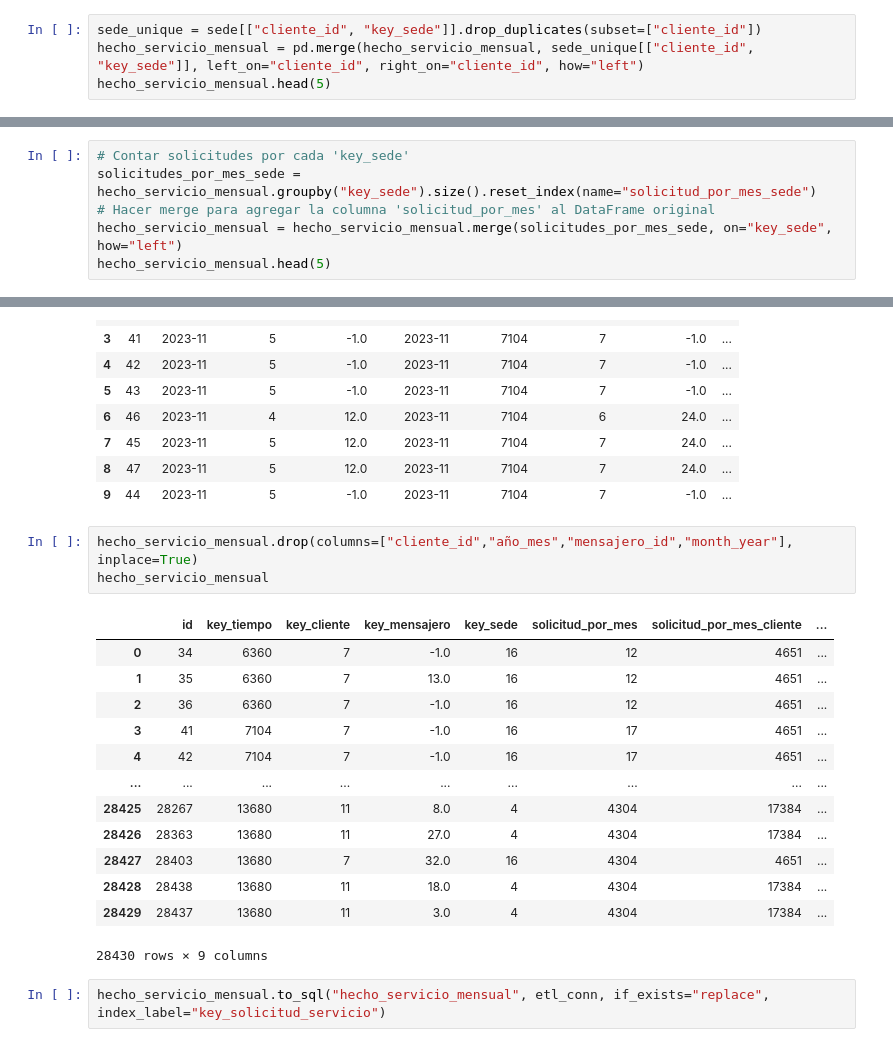
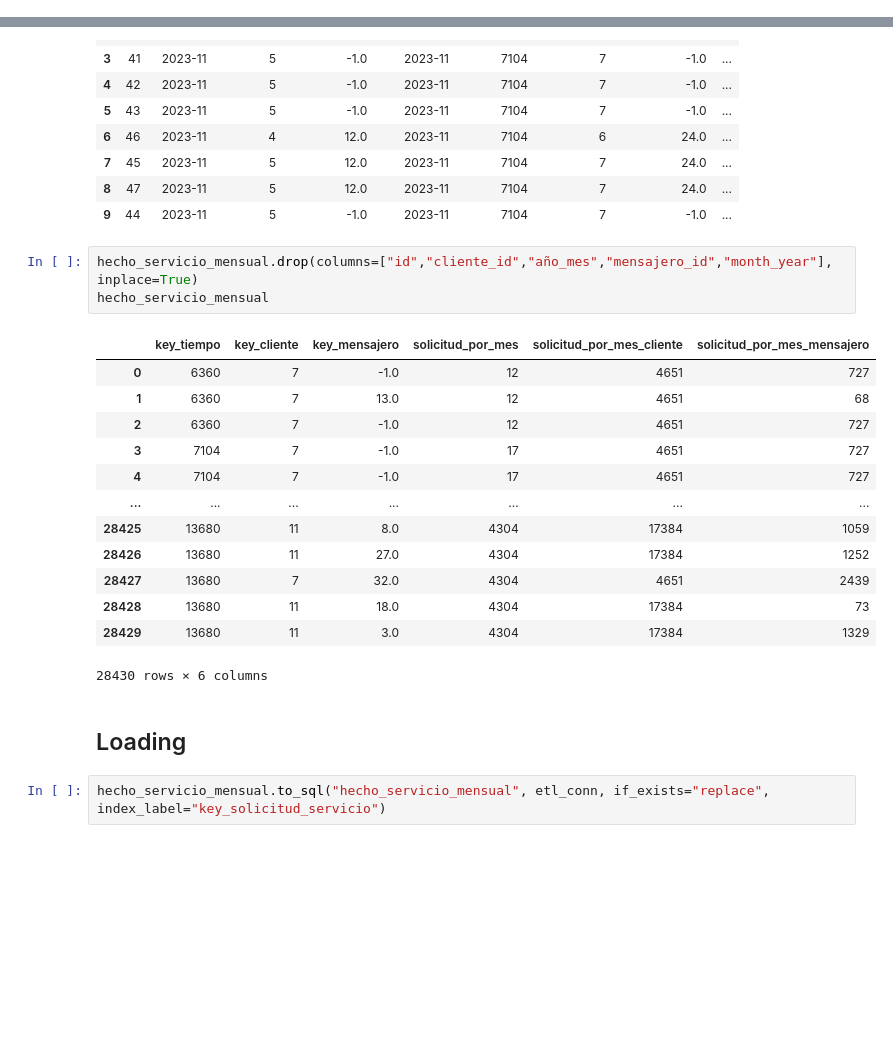
Before and after one commit to JabColV/datascience_project, a Jupyter notebook: segunda_entrega/hecho_servicio_mensual.ipynb, the cells around one changed output, grey strips where cells are left out. Saved outputs shown, nothing was run; the diff lists cells and outputs as text; blank space fills up the shorter version.

```diff
--- a/segunda_entrega/hecho_servicio_mensual.ipynb
+++ b/segunda_entrega/hecho_servicio_mensual.ipynb
@@ -114,4 +103,0 @@ print(len(hecho_servicio_mensual))
-# %%
-sede_unique = sede[["cliente_id", "key_sede"]].drop_duplicates(subset=["cliente_id"])
-hecho_servicio_mensual = pd.merge(hecho_servicio_mensual, sede_unique[["cliente_id", "key_sede"]], left_on="cliente_id", right_on="cliente_id", how="left")
-hecho_servicio_mensual.head(5)
@@ -169,6 +145,0 @@ print(len(hecho_servicio_mensual))
-# %%
-# Contar solicitudes por cada 'key_sede'
-solicitudes_por_mes_sede = hecho_servicio_mensual.groupby("key_sede").size().reset_index(name="solicitud_por_mes_sede")
-# Hacer merge para agregar la columna 'solicitud_por_mes' al DataFrame original
-hecho_servicio_mensual = hecho_servicio_mensual.merge(solicitudes_por_mes_sede, on="key_sede", how="left")
-hecho_servicio_mensual.head(5)
@@ -204,22 +164,24 @@ hecho_servicio_mensual.head(10)
 | 8 | 47 | 2023-11 | 5 | 12.0 | 2023-11 | 7104 | 7 | 24.0 | ... |
 | 9 | 44 | 2023-11 | 5 | -1.0 | 2023-11 | 7104 | 7 | -1.0 | ... |
 # %%
-hecho_servicio_mensual.drop(columns=["cliente_id","año_mes","mensajero_id","month_year"], inplace=True)
+hecho_servicio_mensual.drop(columns=["id","cliente_id","año_mes","mensajero_id","month_year"], inplace=True)
 hecho_servicio_mensual
 # %% [output]
-|  | id | key_tiempo | key_cliente | key_mensajero | key_sede | solicitud_por_mes | solicitud_por_mes_cliente | ... |
-| 0 | 34 | 6360 | 7 | -1.0 | 16 | 12 | 4651 | ... |
-| 1 | 35 | 6360 | 7 | 13.0 | 16 | 12 | 4651 | ... |
-| 2 | 36 | 6360 | 7 | -1.0 | 16 | 12 | 4651 | ... |
-| 3 | 41 | 7104 | 7 | -1.0 | 16 | 17 | 4651 | ... |
-| 4 | 42 | 7104 | 7 | -1.0 | 16 | 17 | 4651 | ... |
-| ... | ... | ... | ... | ... | ... | ... | ... | ... |
-| 28425 | 28267 | 13680 | 11 | 8.0 | 4 | 4304 | 17384 | ... |
-| 28426 | 28363 | 13680 | 11 | 27.0 | 4 | 4304 | 17384 | ... |
-| 28427 | 28403 | 13680 | 7 | 32.0 | 16 | 4304 | 4651 | ... |
-| 28428 | 28438 | 13680 | 11 | 18.0 | 4 | 4304 | 17384 | ... |
-| 28429 | 28437 | 13680 | 11 | 3.0 | 4 | 4304 | 17384 | ... |
+|  | key_tiempo | key_cliente | key_mensajero | solicitud_por_mes | solicitud_por_mes_cliente | solicitud_por_mes_mensajero |
+| 0 | 6360 | 7 | -1.0 | 12 | 4651 | 727 |
+| 1 | 6360 | 7 | 13.0 | 12 | 4651 | 68 |
+| 2 | 6360 | 7 | -1.0 | 12 | 4651 | 727 |
+| 3 | 7104 | 7 | -1.0 | 17 | 4651 | 727 |
+| 4 | 7104 | 7 | -1.0 | 17 | 4651 | 727 |
+| ... | ... | ... | ... | ... | ... | ... |
+| 28425 | 13680 | 11 | 8.0 | 4304 | 17384 | 1059 |
+| 28426 | 13680 | 11 | 27.0 | 4304 | 17384 | 1252 |
+| 28427 | 13680 | 7 | 32.0 | 4304 | 4651 | 2439 |
+| 28428 | 13680 | 11 | 18.0 | 4304 | 17384 | 73 |
+| 28429 | 13680 | 11 | 3.0 | 4304 | 17384 | 1329 |
-28430 rows × 9 columns
+28430 rows × 6 columns
+# %% [markdown]
+## Loading
 # %%
 hecho_servicio_mensual.to_sql("hecho_servicio_mensual", etl_conn, if_exists="replace", index_label="key_solicitud_servicio")
 # %% [output]
```
Also changed, not shown: parts of 8 cells of this notebook, 6 other files.
